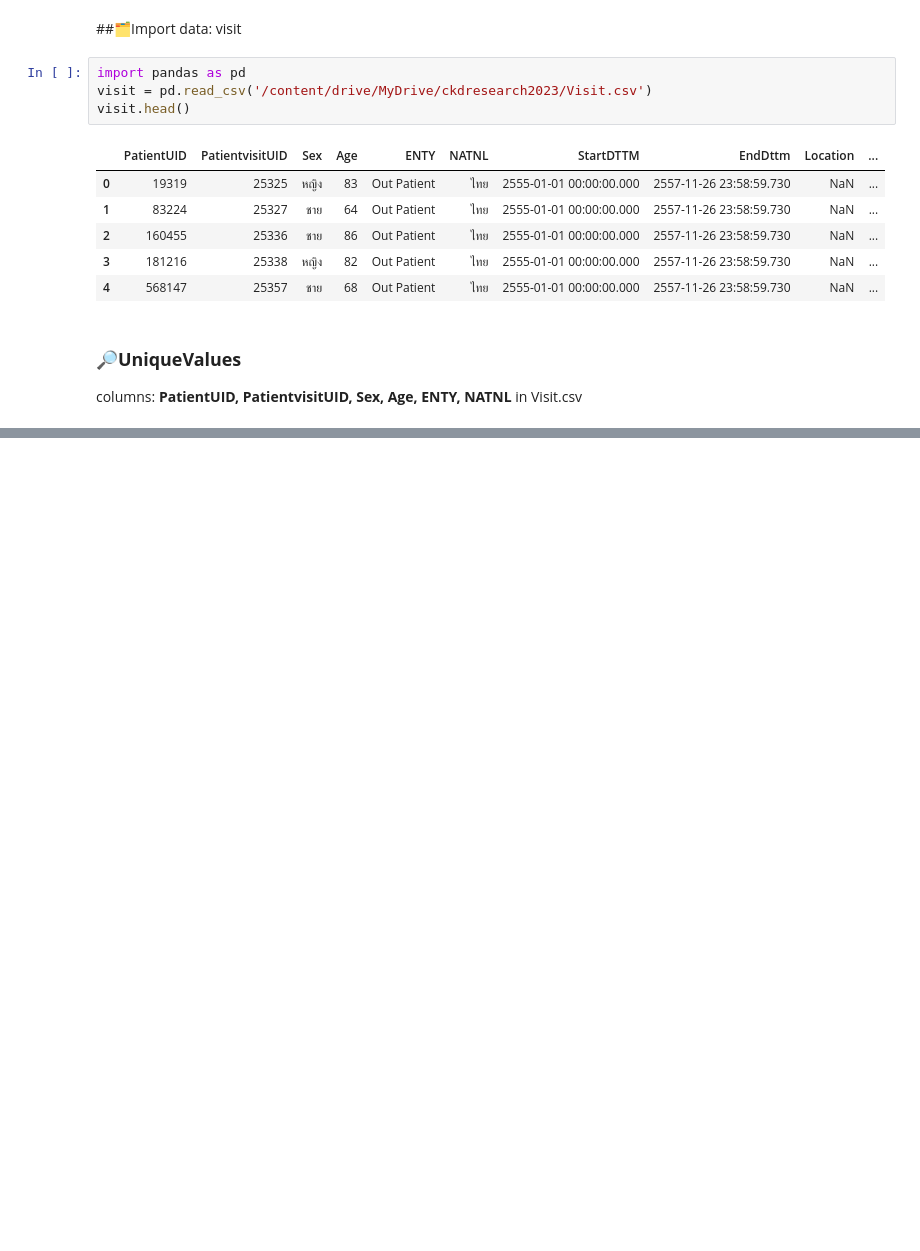
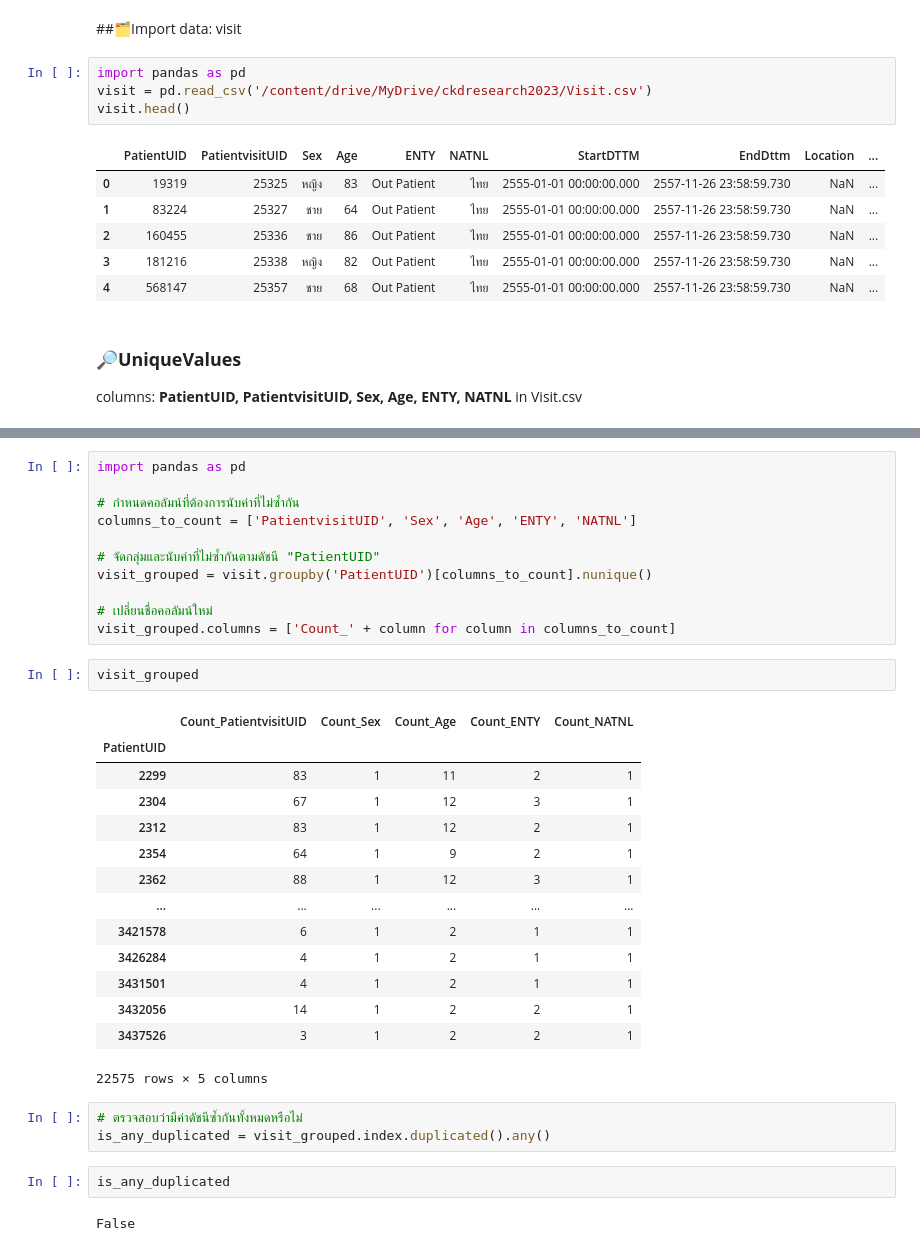
Before and after one commit to Aomaphisara/Project, a Jupyter notebook: CountUniqueValues.ipynb, the cells around one changed output, grey strips where cells are left out. Drawn from its saved outputs; the diff is of its cells as text; blank space fills up the shorter version.

```diff
--- a/CountUniqueValues.ipynb
+++ b/CountUniqueValues.ipynb
@@ -469,0 +428,35 @@ visit_merged_df
+# %%
+import pandas as pd
+
+# กำหนดคอลัมน์ที่ต้องการนับค่าที่ไม่ซ้ำกัน
+columns_to_count = ['PatientvisitUID', 'Sex', 'Age', 'ENTY', 'NATNL']
+
+# จัดกลุ่มและนับค่าที่ไม่ซ้ำกันตามดัชนี "PatientUID"
+visit_grouped = visit.groupby('PatientUID')[columns_to_count].nunique()
+
+# เปลี่ยนชื่อคอลัมน์ใหม่
+visit_grouped.columns = ['Count_' + column for column in columns_to_count]
+# %%
+visit_grouped
+# %% [output]
+|  | Count_PatientvisitUID | Count_Sex | Count_Age | Count_ENTY | Count_NATNL |
+| PatientUID |  |  |  |  |  |
+| 2299 | 83 | 1 | 11 | 2 | 1 |
+| 2304 | 67 | 1 | 12 | 3 | 1 |
+| 2312 | 83 | 1 | 12 | 2 | 1 |
+| 2354 | 64 | 1 | 9 | 2 | 1 |
+| 2362 | 88 | 1 | 12 | 3 | 1 |
+| ... | ... | ... | ... | ... | ... |
+| 3421578 | 6 | 1 | 2 | 1 | 1 |
+| 3426284 | 4 | 1 | 2 | 1 | 1 |
+| 3431501 | 4 | 1 | 2 | 1 | 1 |
+| 3432056 | 14 | 1 | 2 | 2 | 1 |
+| 3437526 | 3 | 1 | 2 | 2 | 1 |
+22575 rows × 5 columns
+# %%
+# ตรวจสอบว่ามีค่าดัชนีซ้ำกันทั้งหมดหรือไม่
+is_any_duplicated = visit_grouped.index.duplicated().any()
+# %%
+is_any_duplicated
+# %% [output]
+False
```
Also changed, not shown: parts of 34 cells of this notebook.
